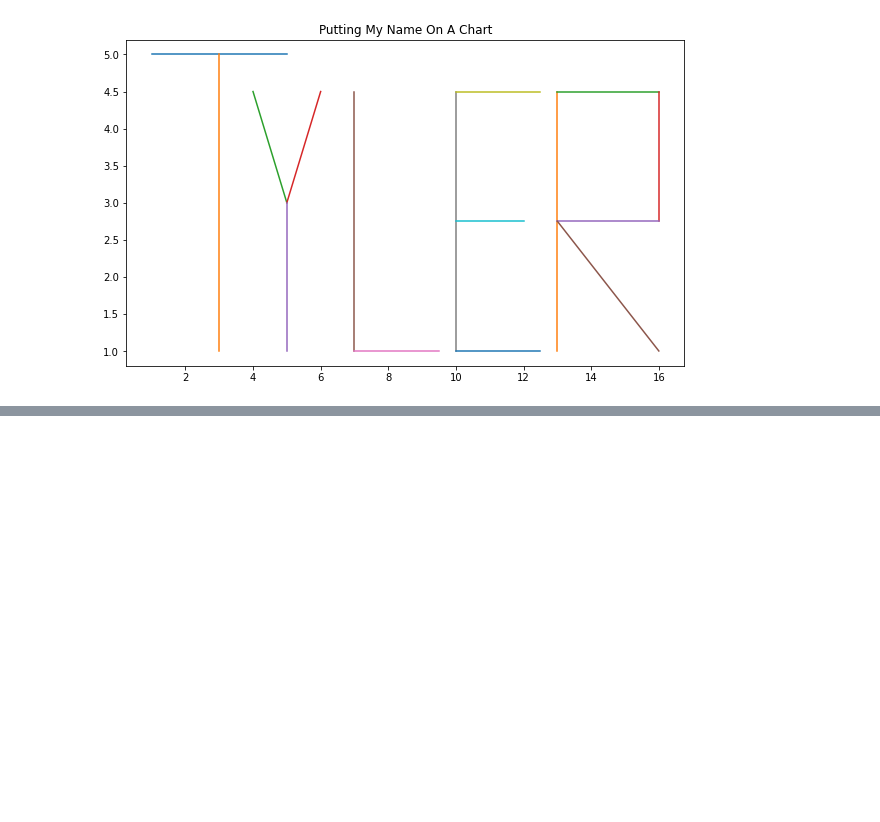
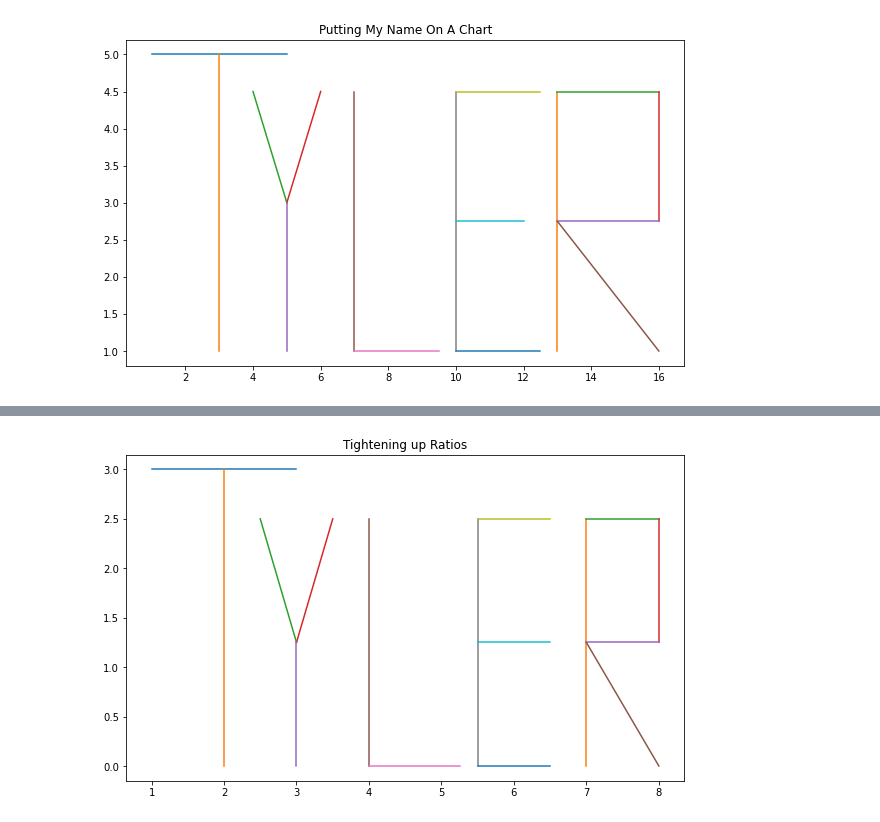
Before and after one commit to Tyler-Applegate/numpy-pandas-visualization-exercises, a Jupyter notebook: big_o_notation.ipynb, the cells around one changed output, grey strips where cells are left out. Cells and saved outputs as stored; diff of their text form; code cells hidden in the pictures; blank space fills up the shorter version.

Commit message:
Damn that name looks good

```diff
--- a/big_o_notation.ipynb
+++ b/big_o_notation.ipynb
@@ -130,0 +128,76 @@ NameError: name 'figsize' is not defined
+# %%
+# Now let's make it look better
+
+plt.figure(figsize = (10,6))
+plt.title('Tightening up Ratios')
+
+# Horizontal part of T
+x1 = [1,3]
+y1 = [3,3]
+# Vertical portion of T
+x2 = [2,2]
+y2 = [0,3]
+# Left side of Y
+x3 = [2.5,3]
+y3 = [2.5,1.25]
+# # Right side of Y
+x4 = [3,3.5]
+y4 = [1.25,2.5]
+# # Vertical portion of Y
+x5 = [3,3]
+y5 = [0,1.25]
+# # Vertical portion of L
+x6 = [4,4]
+y6 = [0,2.5]
+# # Horizontal portion of L
+x7 = [4,5.25]
+y7 = [0,0]
+# # Vertical portion of E
+x8 = [5.5,5.5]
+y8 = [0,2.5]
+# # Top portion of E
+x9 = [5.5, 6.5]
+y9 = [2.5,2.5]
+# # Middle E
+x10 = [5.5,6.5]
+y10 = [1.25,1.25]
+# # Bottom E
+x11 = [5.5,6.5]
+y11 = [0,0]
+# # Left side of R
+x12 = [7,7]
+y12 = [0,2.5]
+# # Top of R
+x13 = [7,8]
+y13 = [2.5,2.5]
+# # Right side of R
+x14 = [8,8]
+y14 = [2.5,1.25]
+# # Bottom of R
+x15 = [7,8]
+y15 = [1.25,1.25]
+# # Diagonal of R
+x16 = [7,8]
+y16 = [1.25,0]
+
+plt.plot(x1,y1)
+plt.plot(x2,y2)
+plt.plot(x3,y3)
+plt.plot(x4,y4)
+plt.plot(x5,y5)
+plt.plot(x6,y6)
+plt.plot(x7,y7)
+plt.plot(x8,y8)
+plt.plot(x9,y9)
+plt.plot(x10,y10)
+plt.plot(x11,y11)
+plt.plot(x12,y12)
+plt.plot(x13,y13)
+plt.plot(x14,y14)
+plt.plot(x15,y15)
+plt.plot(x16,y16)
+
+
+plt.show()
+# %% [output]
+[figure, added]
```
Also changed, not shown: parts of 1 cell of this notebook.
